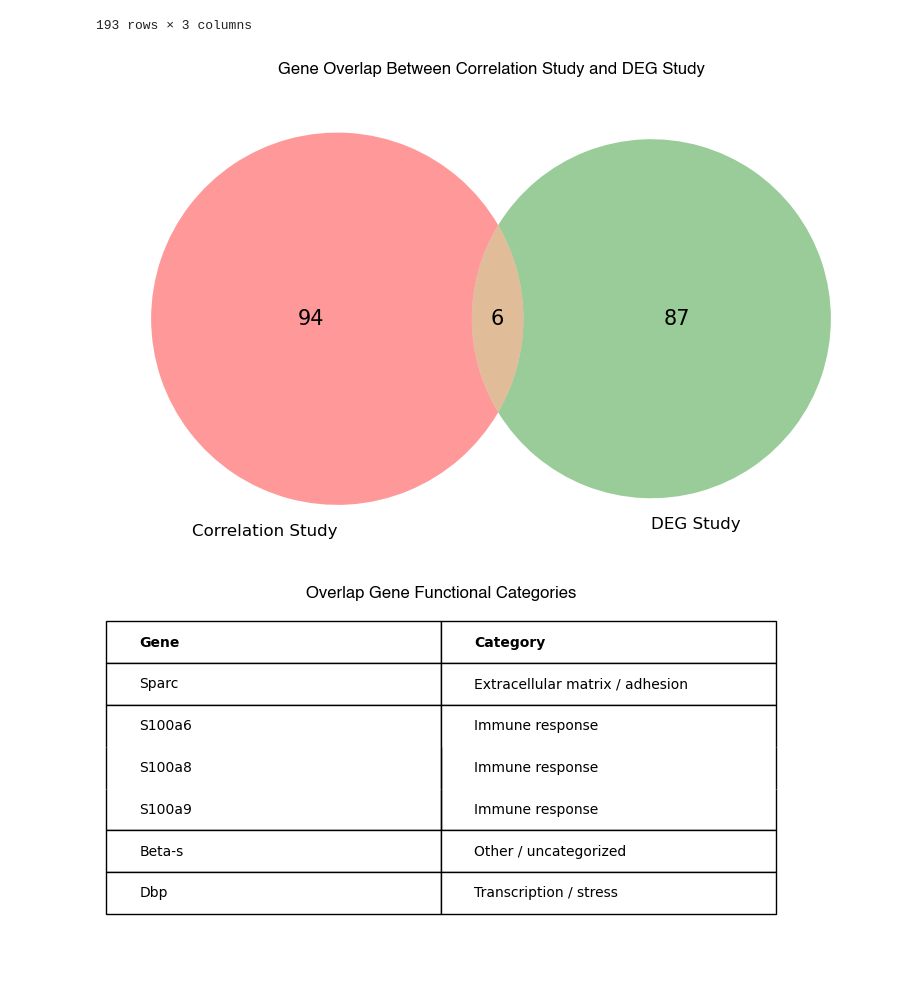
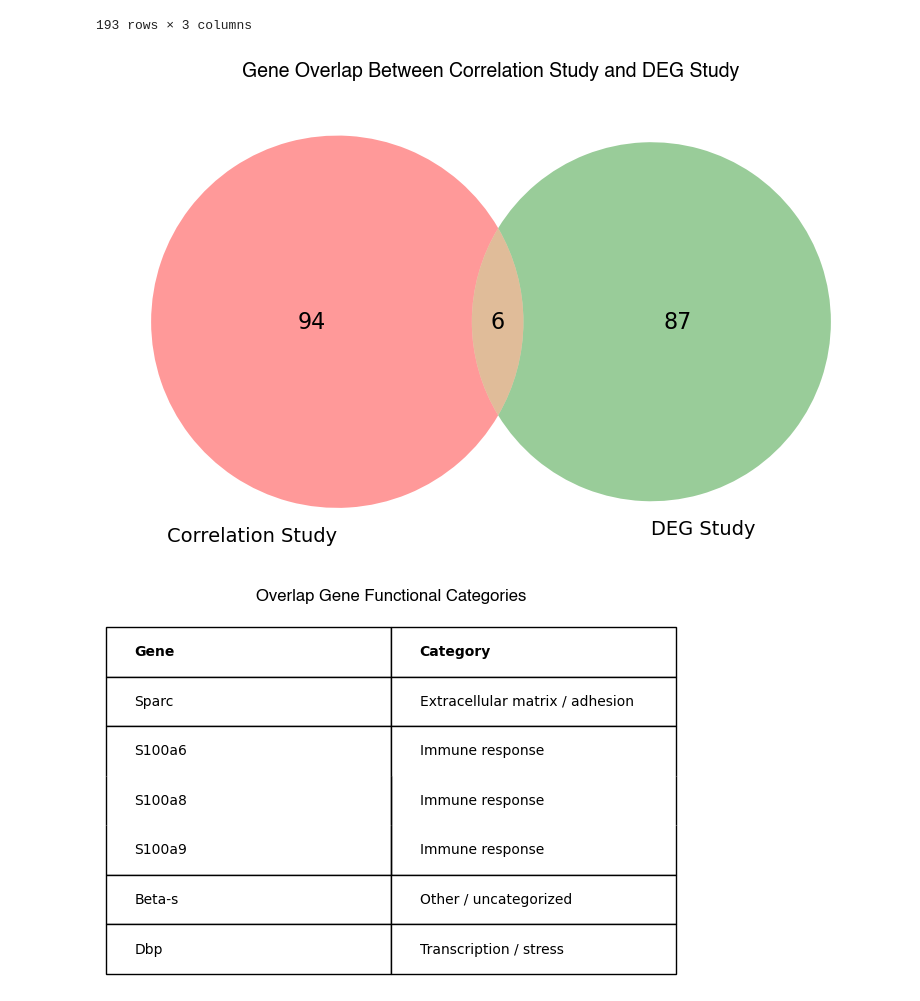
Before and after one commit to DaisyCuttie/scMLEAge, a Jupyter notebook: analysis/Differential_Expression.ipynb, the cells around one changed output. Cells and saved outputs as stored; diff of their text form; code cells hidden in the pictures; blank space fills up the shorter version.

```diff
--- a/analysis/Differential_Expression.ipynb
+++ b/analysis/Differential_Expression.ipynb
@@ -546,7 +546,7 @@ if len(small_idx) > 0:  # Only create legend if there are small categories
 # %% [markdown]
 ## Compare with correlation lists
 # %%
-cor_classifications = pd.read_csv("./Gene_Categories_Top100.csv")
+cor_classifications = pd.read_csv("./Supplementary Table 1.csv")
 cor_classifications
 # %% [output]
 |  | Gene | Category |
@@ -637,14 +637,14 @@ def create_venn_diagram(df, study1, study2, gene_col="Gene", study_col="Study"):
 
     # Customize the plot
     ax.set_title(f"Gene Overlap Between {study1} and {study2}",
-                fontsize=12, fontname="helvetica", pad=10)
+                fontsize=14, fontname="helvetica", pad=10)
 
     # Adjust label sizes to be smaller and more proportional
     for text in ax.texts:
         if text.get_text() in [study1, study2]:
-            text.set_fontsize(12)  # Smaller font for set labels
+            text.set_fontsize(14)
         else:
-            text.set_fontsize(15)  # Even smaller for numbers
+            text.set_fontsize(16)
 
     plt.tight_layout()
     fig.savefig("./Figures/Overlap_results.png", dpi=600, bbox_inches="tight")
@@ -665,7 +665,7 @@ venn_results = create_venn_diagram(comp,
                                  gene_col="Gene",
                                  study_col="Study")
 # %% [output]
-[figure, old version]
+[figure, new version]
 # %%
 hits = comp.loc[comp["Gene"].isin(venn_results["overlap_genes"]), ["Gene","Category"]]
 hits = hits.assign(
@@ -684,9 +684,9 @@ fp = FontProperties(family="DejaVu Sans")
 table = table[["Gene","Category"]]
 
 rows = len(table)
-fig_w = 7
+fig_w = 6
 row_h = 0.5
-fig_h = max(1.0, 0.4 + rows*row_h)
+fig_h = max(1.0, 1 + rows*row_h)
 
 fig, ax = plt.subplots(figsize=(fig_w, fig_h))
 ax.axis("off")
@@ -695,31 +695,31 @@ tab = ax.table(cellText=table.values,
                colLabels=table.columns,
                loc="center", cellLoc="left", colLoc="left",
                bbox=[0, 0, 1, 0.95])
 
 tab.auto_set_font_size(False)
 tab.set_fontsize(16)
 tab.scale(1, 1.15)
 
 for (r, c), cell in tab.get_celld().items():
     cell.visible_edges = "closed"
     cell.get_text().set_fontproperties(fp)
 
 for c in range(2):  # bold header
     tab[(0, c)].get_text().set_fontproperties(header_fp)
 
 n_cols = 2
 for i in range(1, rows):  # compare data row i-1 with i
     if table.iloc[i, 1] == table.iloc[i-1, 1]:  # same Category
         for c in range(n_cols):
             # remove the shared border between the two rows:
             # drop bottom edge of previous row's cells
             tab[(i, c)].visible_edges = tab[(i, c)].visible_edges.replace("B", "")
             # drop top edge of current row's cells
             tab[(i+1, c)].visible_edges = tab[(i+1, c)].visible_edges.replace("T", "")
 
 plt.title("Overlap Gene Functional Categories", fontsize = 12, fontname="helvetica")
 plt.tight_layout()
 fig.subplots_adjust(top=0.95)
 plt.savefig("./Figures/overlap_genes_table.png", bbox_inches="tight", dpi=600)
 # %% [output]
-[figure, old version]
+[figure, new version]
```
Also changed, not shown: 2 other files.
